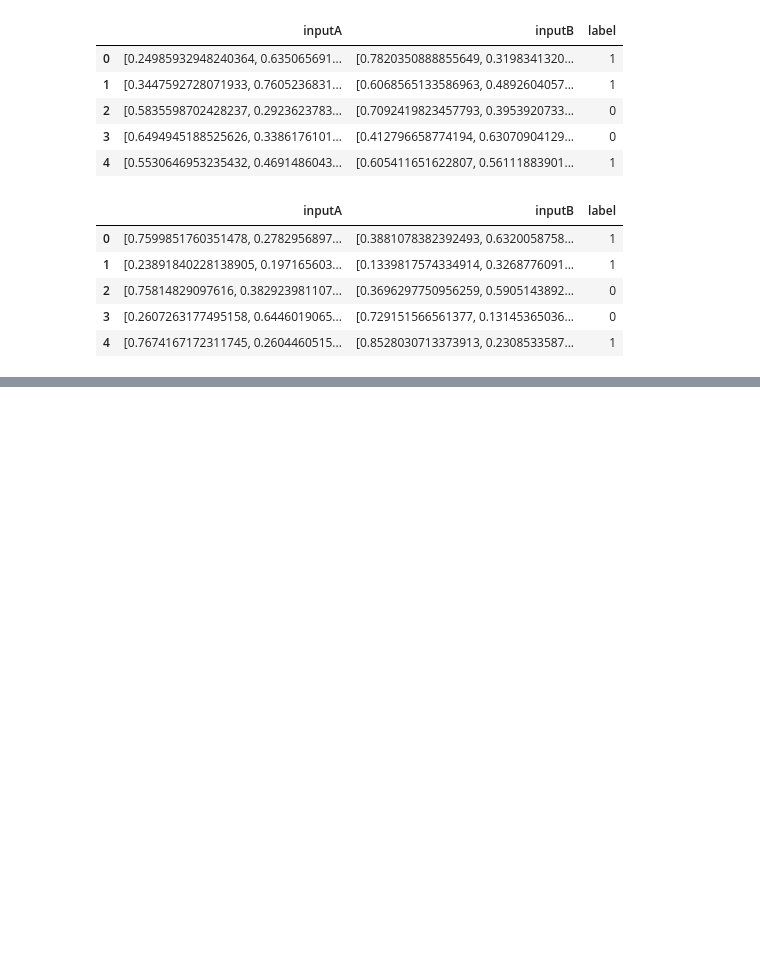
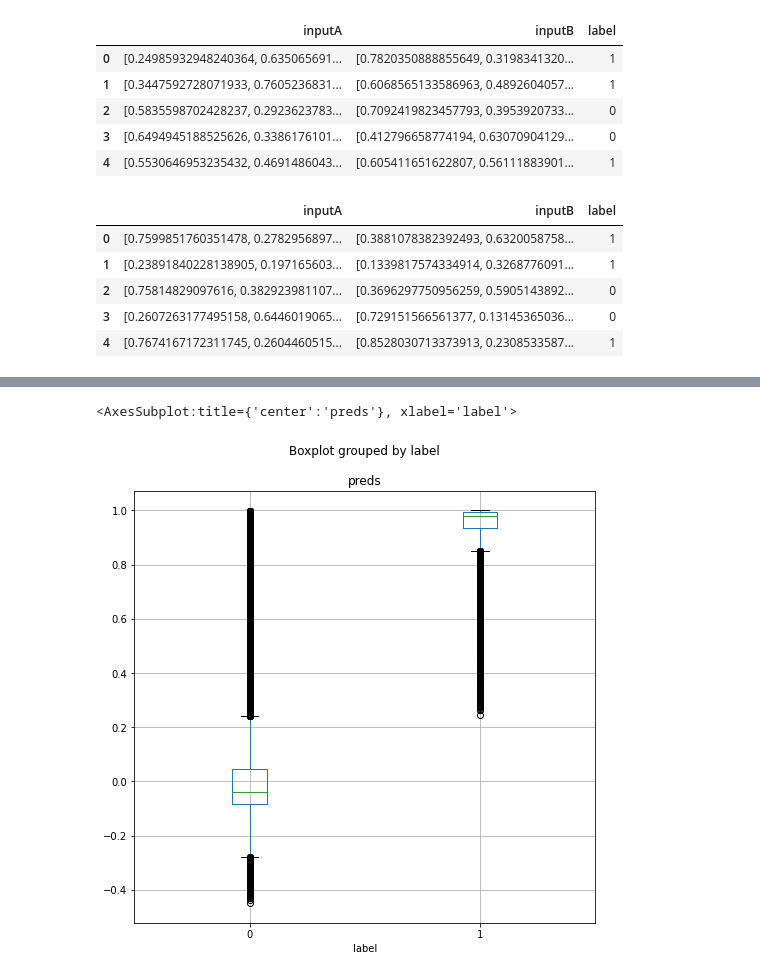
Before and after one commit to ABHISHEK03312/Speech_Emotion_recognition, a Jupyter notebook: speaker_siamese_model.ipynb, the cells around one changed output, grey strips where cells are left out. Saved outputs shown, nothing was run; the diff lists cells and outputs as text; code cells hidden in the pictures; blank space fills up the shorter version.

```diff
--- a/speaker_siamese_model.ipynb
+++ b/speaker_siamese_model.ipynb
@@ -117,0 +151,9 @@ ValueError: Failed to convert a NumPy array to a Tensor (Unsupported object type
+# %%
+start = time.time()
+preds = [x[0] for x in model.predict([np.array(list(train_df['inputA'])), np.array(list(train_df['inputB']))])]
+end = time.time()
+train_results = train_df.copy()
+train_results['preds'] = preds
+print("Done in:", (end-start), "seconds")
+print("Average time per pred:", ((end-start)/len(train_df)), "seconds")
+train_results.head()
@@ -117,0 +169,5 @@ ValueError: Failed to convert a NumPy array to a Tensor (Unsupported object type
+# %%
+train_results.boxplot('preds', 'label', figsize=(8,8))
+# %% [output]
+<AxesSubplot:title={'center':'preds'}, xlabel='label'>
+[figure, added]
```
Also changed, not shown: parts of 21 cells of this notebook, 5 other files.
